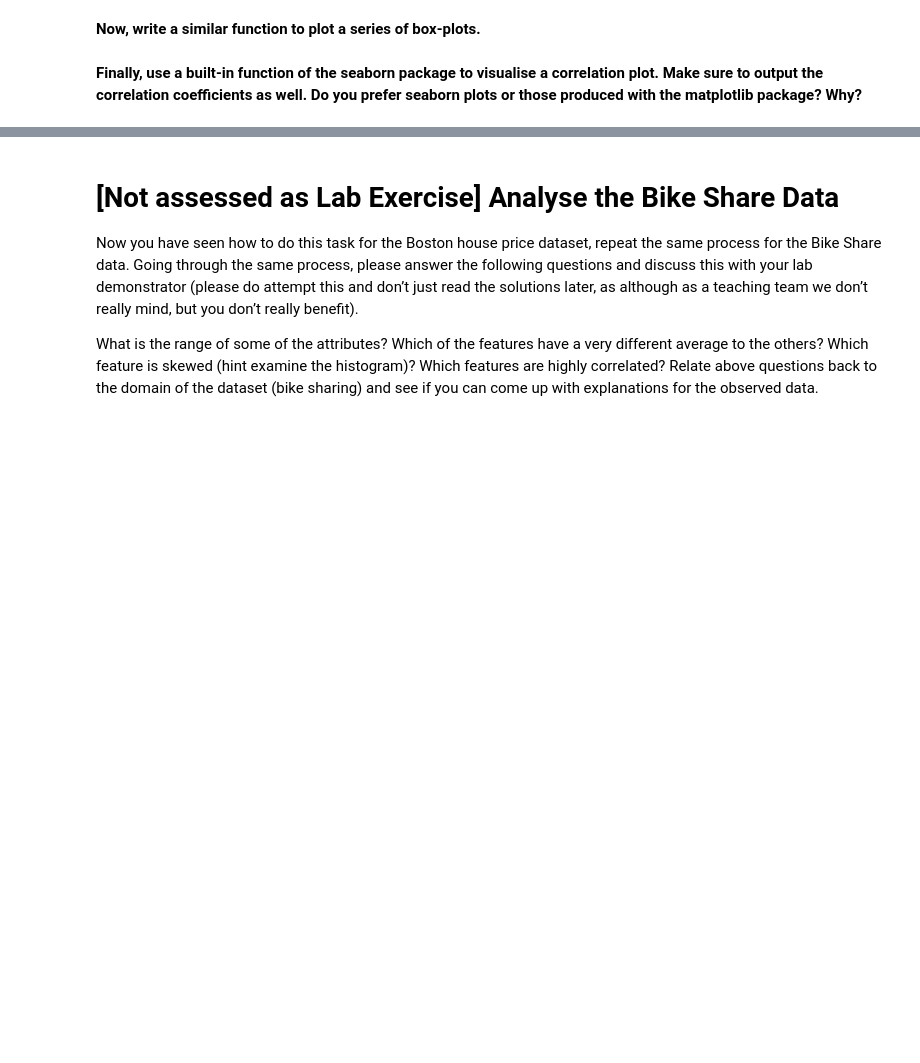
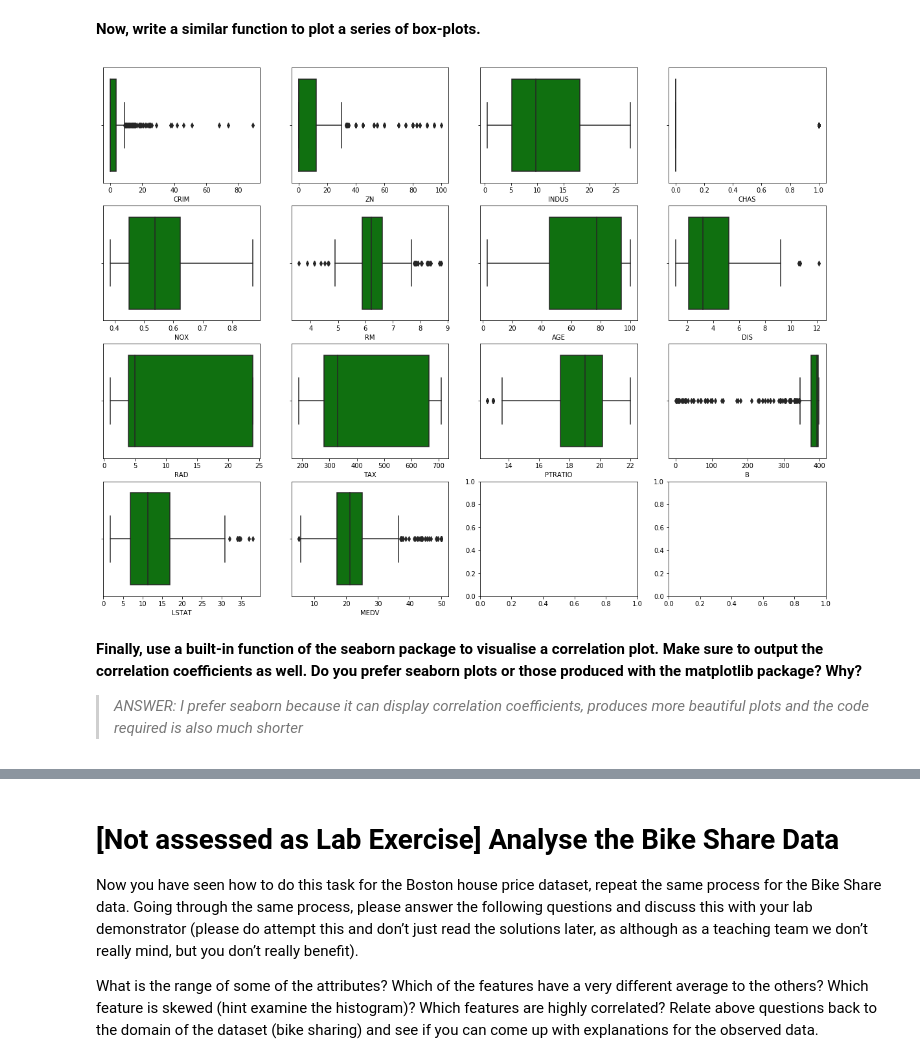
Before and after one commit to JanieTran/SCHOOL_MachineLearning, a Jupyter notebook: Week2/Lab2.ipynb, the cells around one changed output, grey strips where cells are left out. Saved outputs shown, nothing was run; the diff lists cells and outputs as text; code cells hidden in the pictures; blank space fills up the shorter version.

```diff
--- a/Week2/Lab2.ipynb
+++ b/Week2/Lab2.ipynb
@@ -255,2 +269,25 @@ plot_df_hist(bostonHouseFrame)
+# %%
+def plot_df_box(df, ncols):
+    # Calculate number of plot rows from number of features and number of plot columns specified
+    nrows = len(df.columns) // ncols + 1
+
+    # Set up plot grid list
+    f, axes = plt.subplots(nrows, ncols, figsize = (20, 15), sharex = False)
+    row = 0
+    plot = 0
+
+    # Iterate through columns of dataframe
+    for col in df.columns:
+        sns.boxplot(df[col], color = 'g', ax = axes[row][plot])
+        plot += 1
+        if plot == ncols:
+            plot = 0
+            row += 1
+# %%
+plot_df_box(bostonHouseFrame, 4)
+# %% [output]
+[figure, added]
 # %% [markdown]
 **Finally, use a built-in function of the seaborn package to visualise a correlation plot. Make sure to output the correlation coefficients as well. Do you prefer seaborn plots or those produced with the matplotlib package? Why?**
+
+> *ANSWER: I prefer seaborn because it can display correlation coefficients, produces more beautiful plots and the code required is also much shorter*
```
Also changed, not shown: parts of 23 cells of this notebook, 6 other files.
